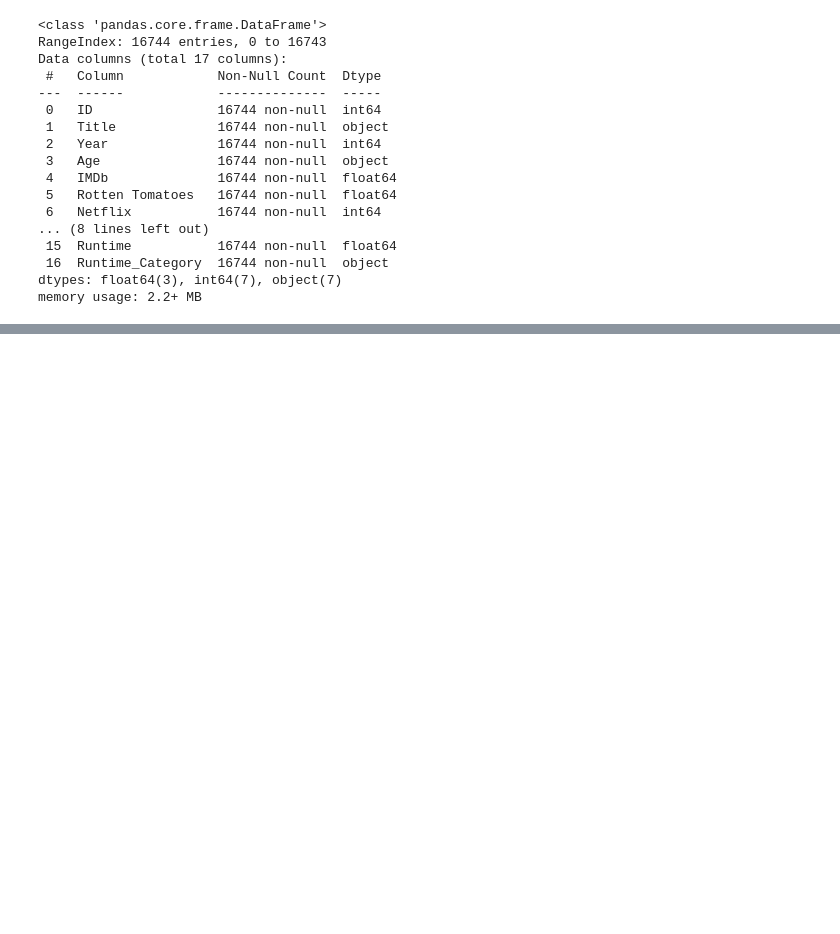
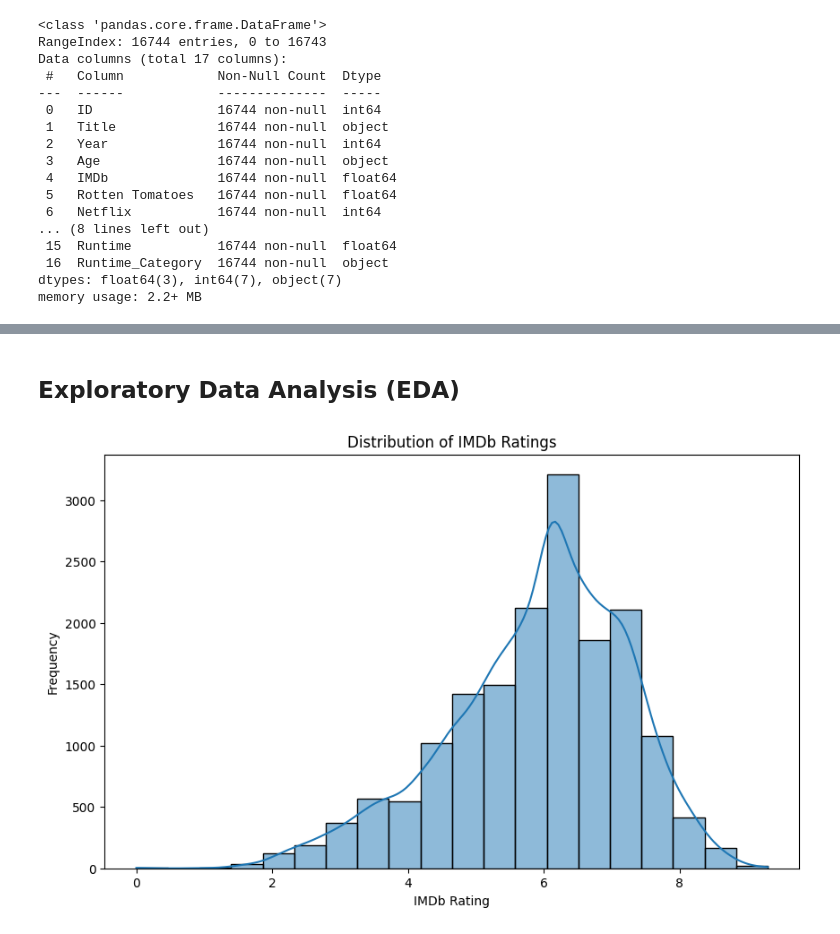
Before and after one commit to Aakashdoraisamy/python-data-science, a Jupyter notebook: Python_Libraries/pandas/movies/movies.ipynb, the cells around one changed output, grey strips where cells are left out. Cells and saved outputs as stored; diff of their text form; code cells hidden in the pictures; blank space fills up the shorter version.

```diff
--- a/Python_Libraries/pandas/movies/movies.ipynb
+++ b/Python_Libraries/pandas/movies/movies.ipynb
@@ -295,2 +309,13 @@ df.head()
 # %%
 df.to_csv("cleaned_movie_dataset.csv", index=False)
+# %% [markdown]
+## Exploratory Data Analysis (EDA)
+# %%
+plt.figure(figsize=(10, 6))
+sns.histplot(df['IMDb'], bins=20, kde=True)
+plt.title('Distribution of IMDb Ratings')
+plt.xlabel('IMDb Rating')
+plt.ylabel('Frequency')
+plt.show()
+# %% [output]
+[figure, added]
```
Also changed, not shown: parts of 6 cells of this notebook.
